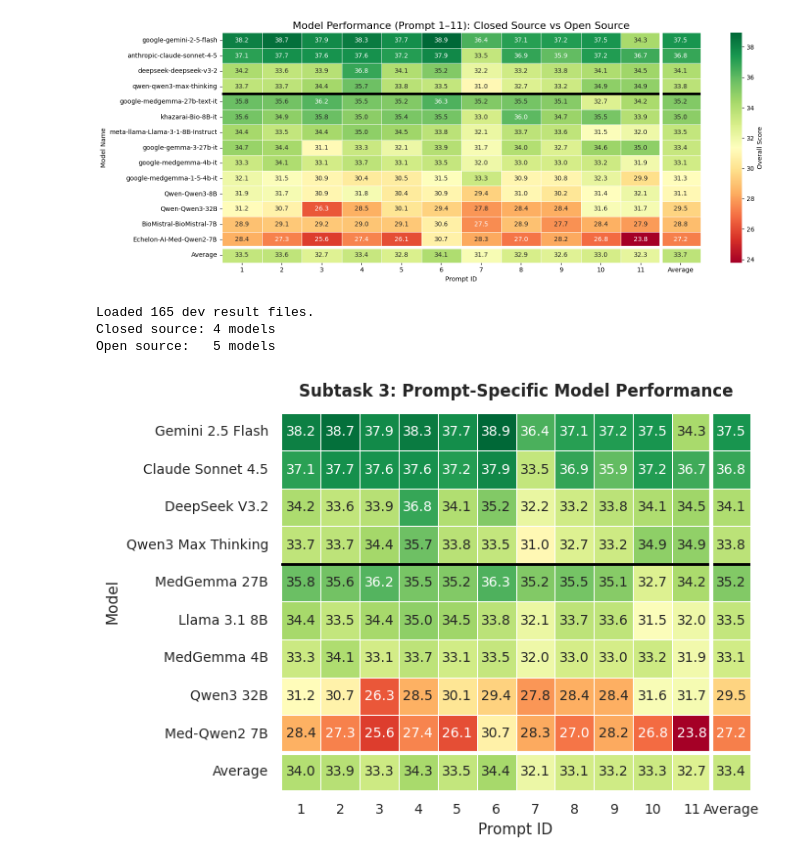
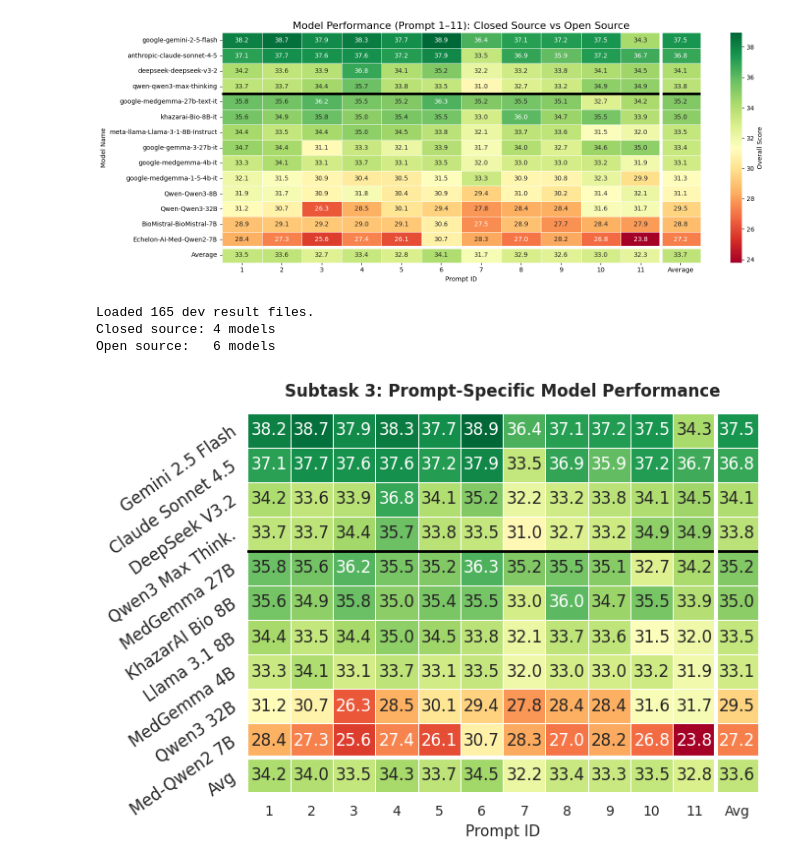
Before and after one commit to bioinformatics-ua/ArchEHR-QA-2026, a Jupyter notebook: Subtask3/inference/model_prompt_heatmap.ipynb, the cells around one changed output. Saved outputs shown, nothing was run; the diff lists cells and outputs as text; code cells hidden in the pictures.

Commit message:
update to images

```diff
--- a/Subtask3/inference/model_prompt_heatmap.ipynb
+++ b/Subtask3/inference/model_prompt_heatmap.ipynb
@@ -262,6 +262,8 @@ open_source_models = [
     'google-medgemma-27b-text-it',
     'google-medgemma-4b-it',
     'Echelon-AI-Med-Qwen2-7B',
+    'khazarai-Bio-8B-it'
+
 ]
 
 # ── Define Clean Aliases for the Plot ────────────────────────────────────────
@@ -270,11 +272,12 @@ model_aliases = {
     'google-gemini-3-flash-preview': 'Gemini 3 Flash',
     'x-ai-grok-4-1-fast': 'Grok 4.1 Fast',
     'google-gemini-2-5-flash': 'Gemini 2.5 Flash',
-    'qwen-qwen3-max-thinking': 'Qwen3 Max Thinking', # Fixed key to match your list above
+    'qwen-qwen3-max-thinking': 'Qwen3 Max Think.', # Fixed key to match your list above
     'qwen-qwen3-max': 'Qwen3 Max', # Fixed key to match your list above
     'deepseek-deepseek-v3-2':'DeepSeek V3.2',
 
     'google-gemini-3-pro-preview': 'Gemini 3 Pro',
+    'khazarai-Bio-8B-it': 'KhazarAI Bio 8B',
 
     'meta-llama-Llama-3-1-8B-Instruct': 'Llama 3.1 8B',
     'Qwen-Qwen3-32B': 'Qwen3 32B',
@@ -291,12 +294,12 @@ df_dev_filtered = df_dev[df_dev['model'].isin(all_models)]
 pivot_dev = df_dev_filtered.pivot_table(index='model', columns='prompt_id', values='overall_score')
 
 # Calculate Averages (Changed to 'Avg')
-pivot_dev['Average'] = pivot_dev.mean(axis=1)
-pivot_dev.loc['Average'] = pivot_dev.mean(axis=0)
+pivot_dev['Avg'] = pivot_dev.mean(axis=1)
+pivot_dev.loc['Avg'] = pivot_dev.mean(axis=0)
 
 def get_avg_dev(model):
     try:
-        return pivot_dev.loc[model, 'Average']
+        return pivot_dev.loc[model, 'Avg']
     except KeyError:
         return -float('inf')
 
@@ -305,7 +308,7 @@ closed_sorted_dev = sorted([m for m in closed_source_models if m in pivot_dev.in
 open_sorted_dev   = sorted([m for m in open_source_models   if m in pivot_dev.index], key=get_avg_dev, reverse=True)
 
 # Reindex using 'Avg' instead of 'Average'
-pivot_dev = pivot_dev.reindex(closed_sorted_dev + open_sorted_dev + ['Average'])
+pivot_dev = pivot_dev.reindex(closed_sorted_dev + open_sorted_dev + ['Avg'])
 
 # Apply the clean aliases to the DataFrame index
 pivot_dev.rename(index=model_aliases, inplace=True)
@@ -321,35 +324,35 @@ plt.figure(figsize=(7, 5))
 
 # Plot heatmap (colorbar disabled)
 ax = sns.heatmap(
     pivot_dev,
     annot=True,
     fmt='.1f',
     cmap='RdYlGn',
     linewidths=0.5,
-    annot_kws={"size": 10},
+    annot_kws={"size": 12},
     cbar=False # Removes the colorbar from the right
 )
 
 # Scale down the separator lines for the smaller figure size
 ax.axhline(y=n_closed_dev, color='black', linewidth=2)
 ax.axvline(x=pivot_dev.shape[1] - 1, color='white', linewidth=3)
 ax.axhline(y=pivot_dev.shape[0] - 1, color='white', linewidth=3)
 
 # Adjust titles and labels with larger, paper-appropriate font sizes (Added "Overall Score")
 plt.title('Subtask 3: Prompt-Specific Model Performance', fontsize=12, fontweight='bold', pad=12)
-plt.ylabel('Model', fontsize=11)
+plt.ylabel('', fontsize=11)
 plt.xlabel('Prompt ID', fontsize=11)
 
 # Clean up ticks and increase their size
 plt.xticks(fontsize=10, rotation=0)
-plt.yticks(fontsize=10)
+plt.yticks(fontsize=12, rotation=35, ha='right', rotation_mode='anchor')
 
 plt.tight_layout()
 
 # Save as PDF at 300 DPI for crisp print quality
 plt.savefig('subtask3_heatmap_revised.pdf', dpi=300, bbox_inches='tight')
 # %% [output]
 Loaded 165 dev result files.
 Closed source: 4 models
-Open source:   5 models
+Open source:   6 models
-[figure, old version]
+[figure, new version]
```
Also changed, not shown: 3 other files.
